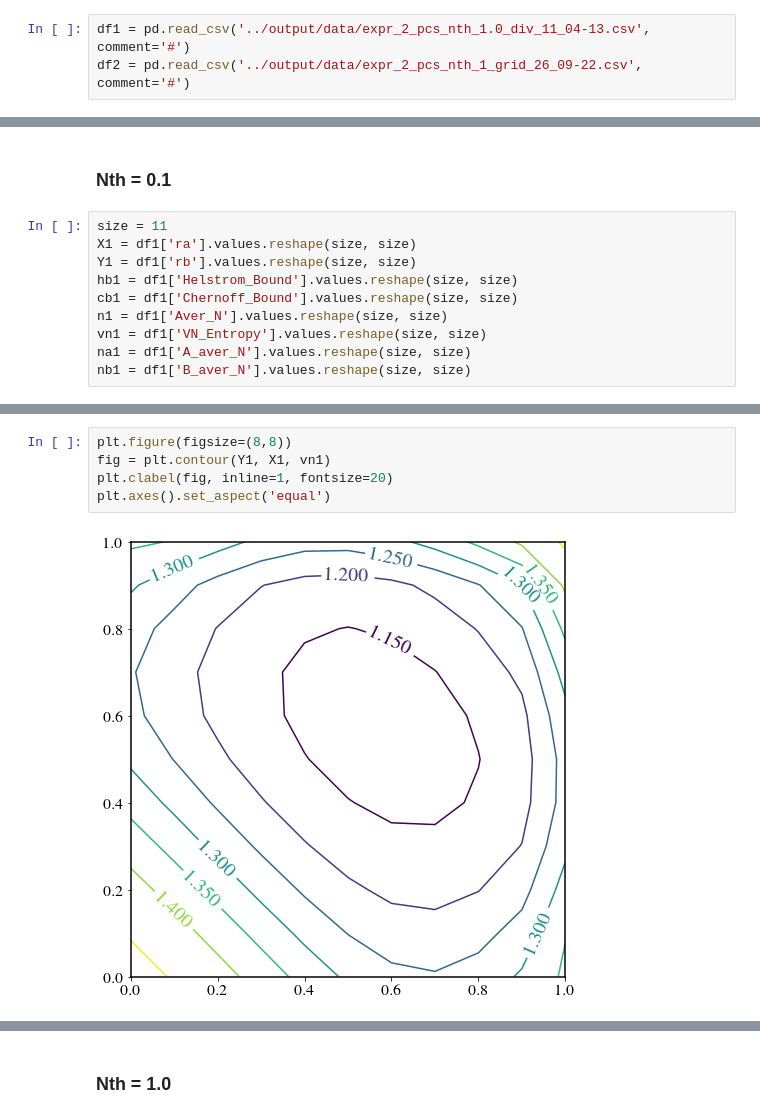
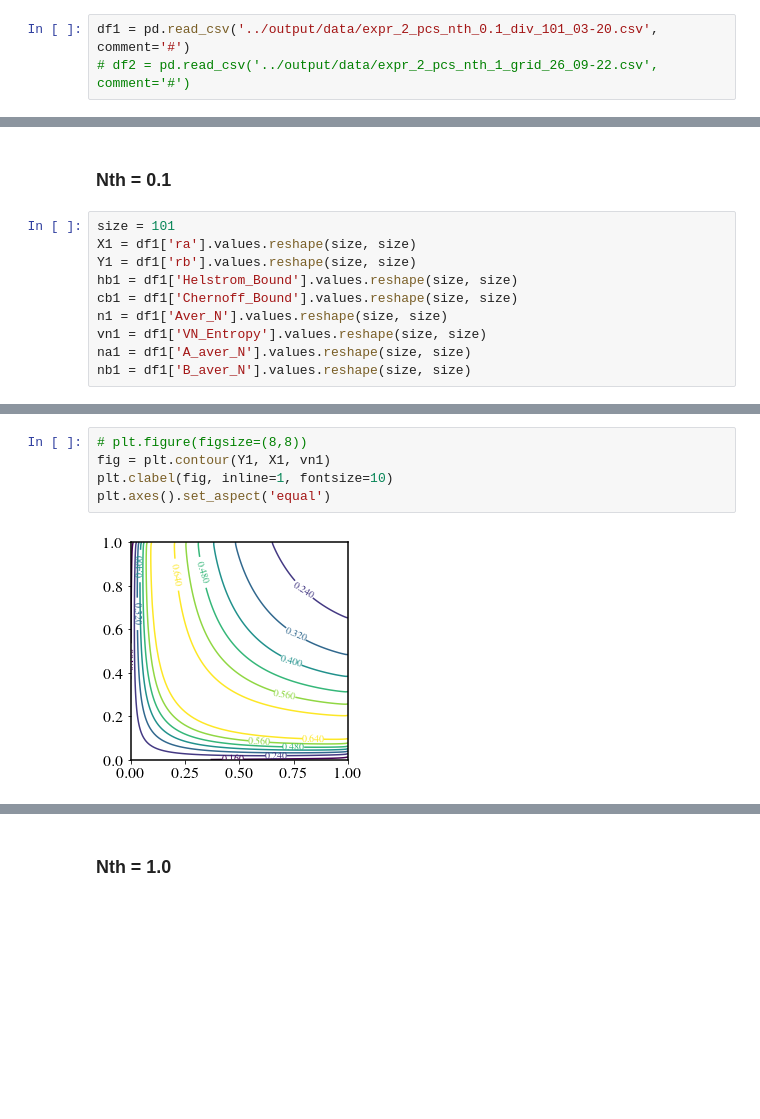
Before and after one commit to lffan/quantum_illumination, a Jupyter notebook: ipynbs/Experiment_2_Optimal_PCS-test.ipynb, the cells around one changed output, grey strips where cells are left out. Drawn from its saved outputs; the diff is of its cells as text; blank space fills up the shorter version.

```diff
--- a/ipynbs/Experiment_2_Optimal_PCS-test.ipynb
+++ b/ipynbs/Experiment_2_Optimal_PCS-test.ipynb
@@ -25,8 +25,8 @@ import seaborn as sns
 plt.style.use(['14pt'])
 %matplotlib inline
 # %%
-df1 = pd.read_csv('../output/data/expr_2_pcs_nth_1.0_div_11_04-13.csv', comment='#')
-df2 = pd.read_csv('../output/data/expr_2_pcs_nth_1_grid_26_09-22.csv', comment='#')
+df1 = pd.read_csv('../output/data/expr_2_pcs_nth_0.1_div_101_03-20.csv', comment='#')
+# df2 = pd.read_csv('../output/data/expr_2_pcs_nth_1_grid_26_09-22.csv', comment='#')
 # %%
 df1.head()
 # %% [output]
@@ -48,7 +41,7 @@ df2.head()
 # %% [markdown]
 ### Nth = 0.1
 # %%
-size = 11
+size = 101
 X1 = df1['ra'].values.reshape(size, size)
 Y1 = df1['rb'].values.reshape(size, size)
 hb1 = df1['Helstrom_Bound'].values.reshape(size, size)
@@ -109,10 +102,10 @@ plt.title('Entropy of Entanglement')
 # %%
-plt.figure(figsize=(8,8))
+# plt.figure(figsize=(8,8))
 fig = plt.contour(Y1, X1, vn1)
-plt.clabel(fig, inline=1, fontsize=20)
+plt.clabel(fig, inline=1, fontsize=10)
 plt.axes().set_aspect('equal')
 # %% [output]
-[figure, old version]
+[figure, new version]
 # %%
 plt.imshow(na1, vmin=0, cmap='RdBu_r', interpolation='Bilinear',
            origin='lower', extent=[0, 1, 0, 1])
```
Also changed, not shown: parts of 17 cells of this notebook, 17 other files.
